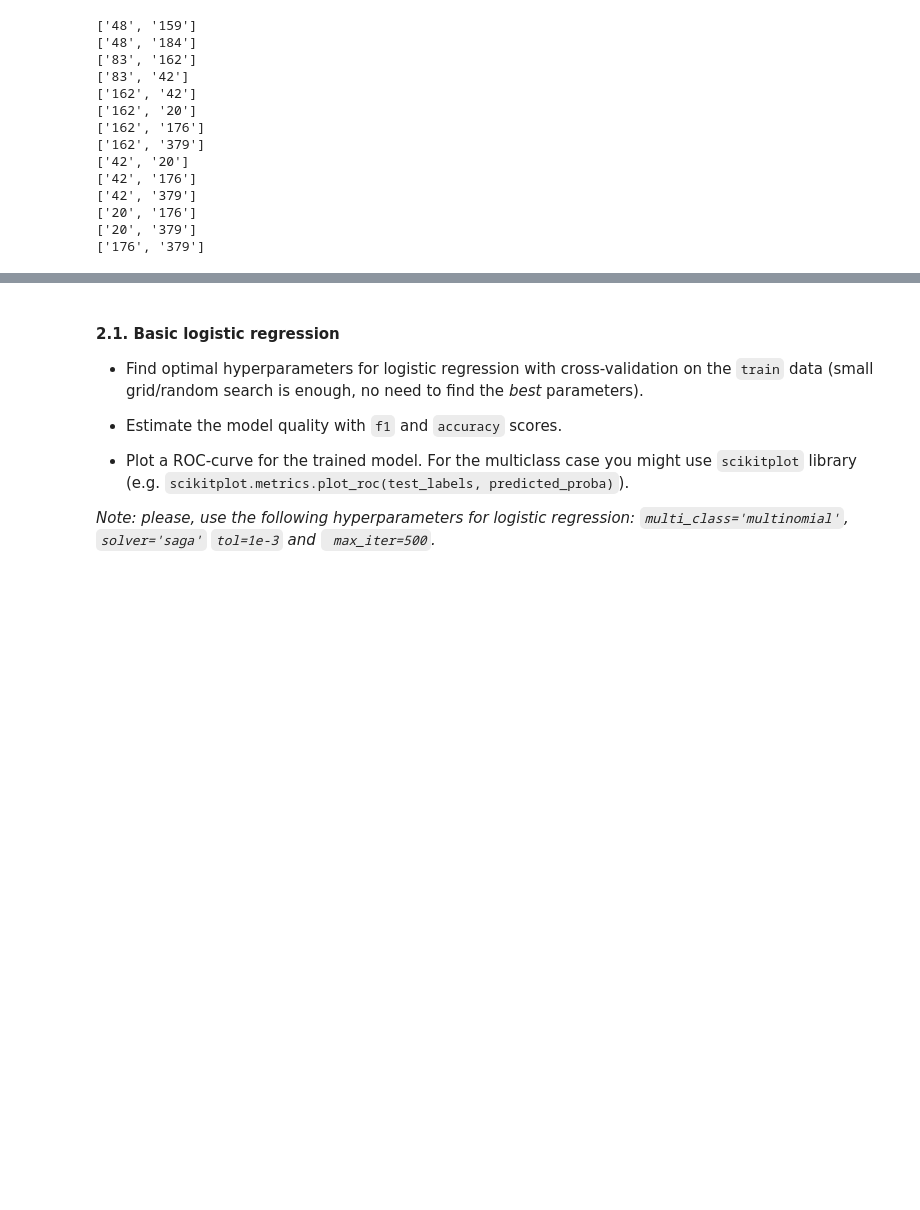
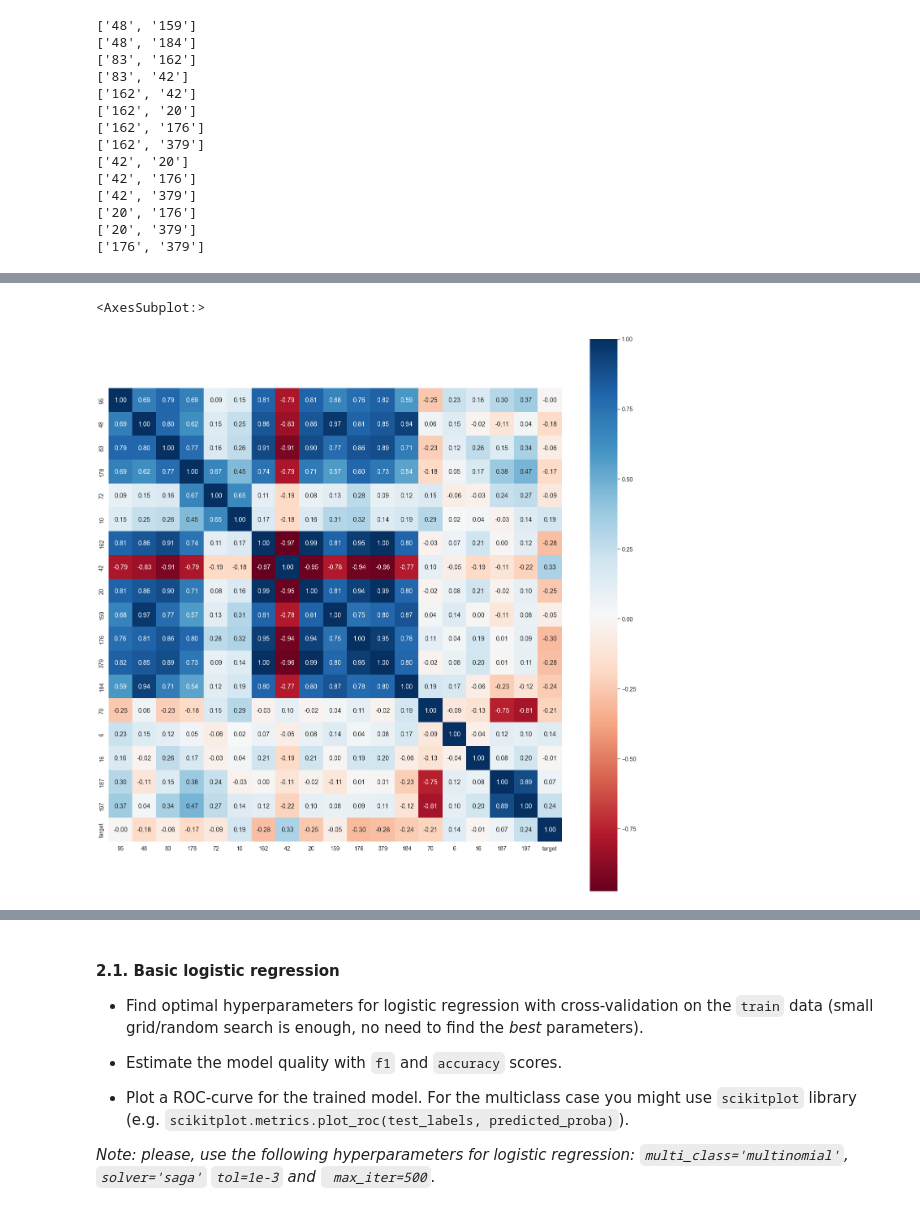
Before and after one commit to pavel-collab/ml-course-home-tasks, a Jupyter notebook: homeworks/lab01_ml_pipeline/lab01_part2_ml_pipeline.ipynb, the cells around one changed output, grey strips where cells are left out. Cells and saved outputs as stored; diff of their text form; code cells hidden in the pictures; blank space fills up the shorter version.

```diff
--- a/homeworks/lab01_ml_pipeline/lab01_part2_ml_pipeline.ipynb
+++ b/homeworks/lab01_ml_pipeline/lab01_part2_ml_pipeline.ipynb
@@ -247,0 +213,17 @@ import matplotlib.pyplot as plt
+# %%
+import seaborn as sns
+import matplotlib.pyplot as plt
+
+%matplotlib inline
+
+# As we can see, it's excist correlated features in dataset. Check out correlation matrix,
+sns.set(font_scale=1.3)
+plt.subplots(figsize=(25, 25))
+sns.heatmap(df.corr(),
+            square=True,
+            annot=True,
+            fmt=".2f",
+            cmap="RdBu")
+# %% [output]
+<AxesSubplot:>
+[figure, added]
```
Also changed, not shown: parts of 45 cells of this notebook, 1 other file.
